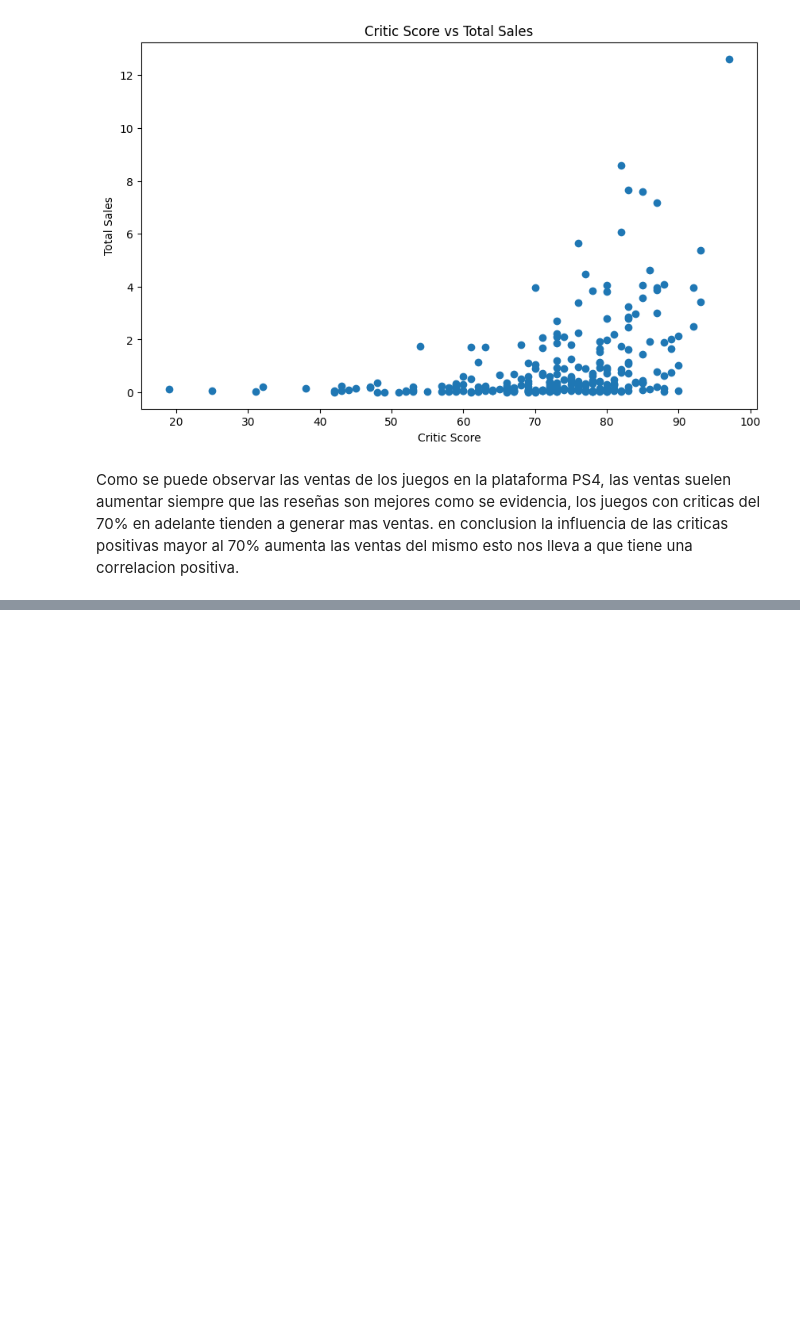
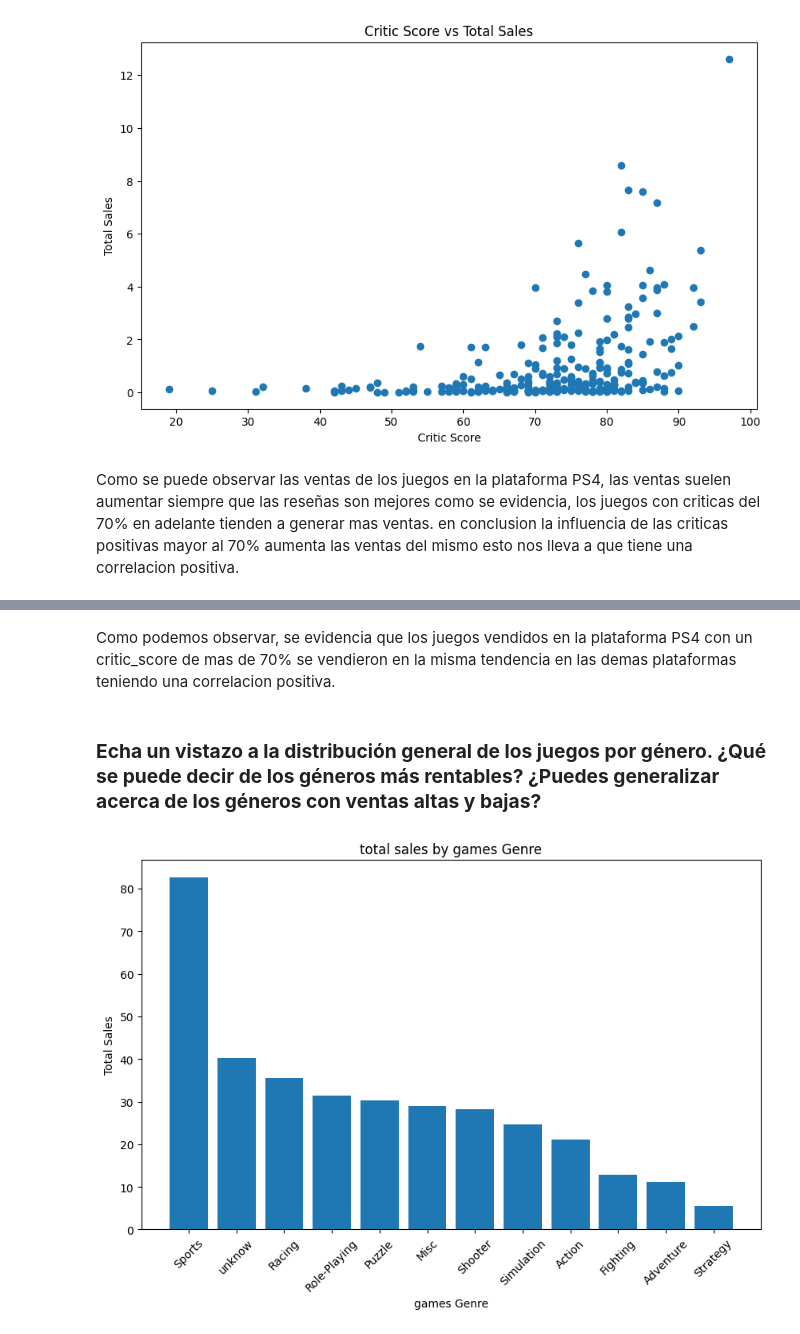
Before and after one commit to Nicobpm/selled_games_around_the_world, a Jupyter notebook: Proyect_games.ipynb, the cells around one changed output, grey strips where cells are left out. Saved outputs shown, nothing was run; the diff lists cells and outputs as text; code cells hidden in the pictures; blank space fills up the shorter version.

```diff
--- a/Proyect_games.ipynb
+++ b/Proyect_games.ipynb
@@ -296,0 +290,14 @@ False
+# %% [markdown]
+Como podemos observar, se evidencia que los juegos vendidos en la plataforma PS4 con un critic_score de mas de 70% se vendieron en la misma tendencia en las demas plataformas teniendo una correlacion positiva.
+# %% [markdown]
+### **Echa un vistazo a la distribución general de los juegos por género. ¿Qué se puede decir de los géneros más rentables? ¿Puedes generalizar acerca de los géneros con ventas altas y bajas?**
+# %%
+plt.figure(figsize=(10, 6))
+plt.bar(df['genre'], df['total_sales'])
+plt.xlabel('games Genre')
+plt.ylabel('Total Sales')
+plt.title('total sales by games Genre')
+plt.xticks(rotation=45)
+plt.show()
+# %% [output]
+[figure, added]
```
Also changed, not shown: parts of 5 cells of this notebook.
